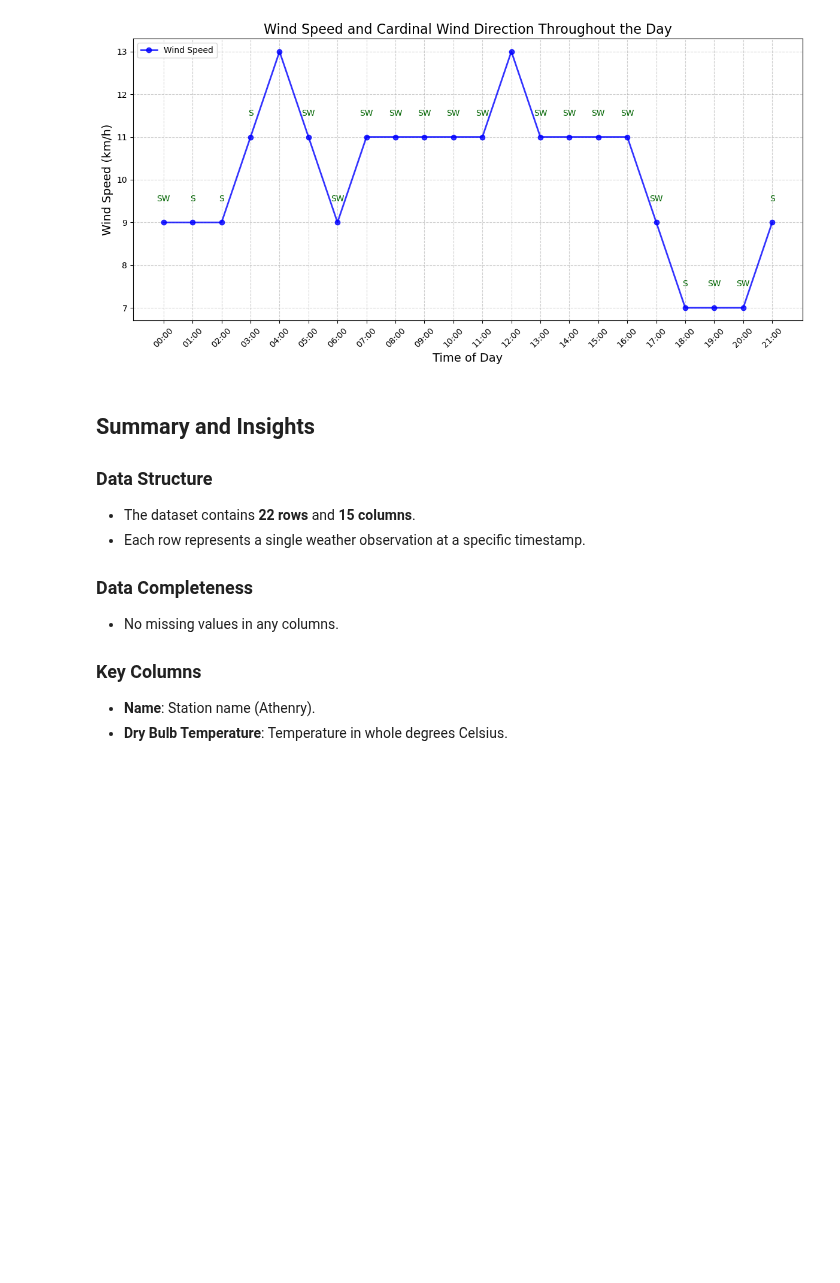
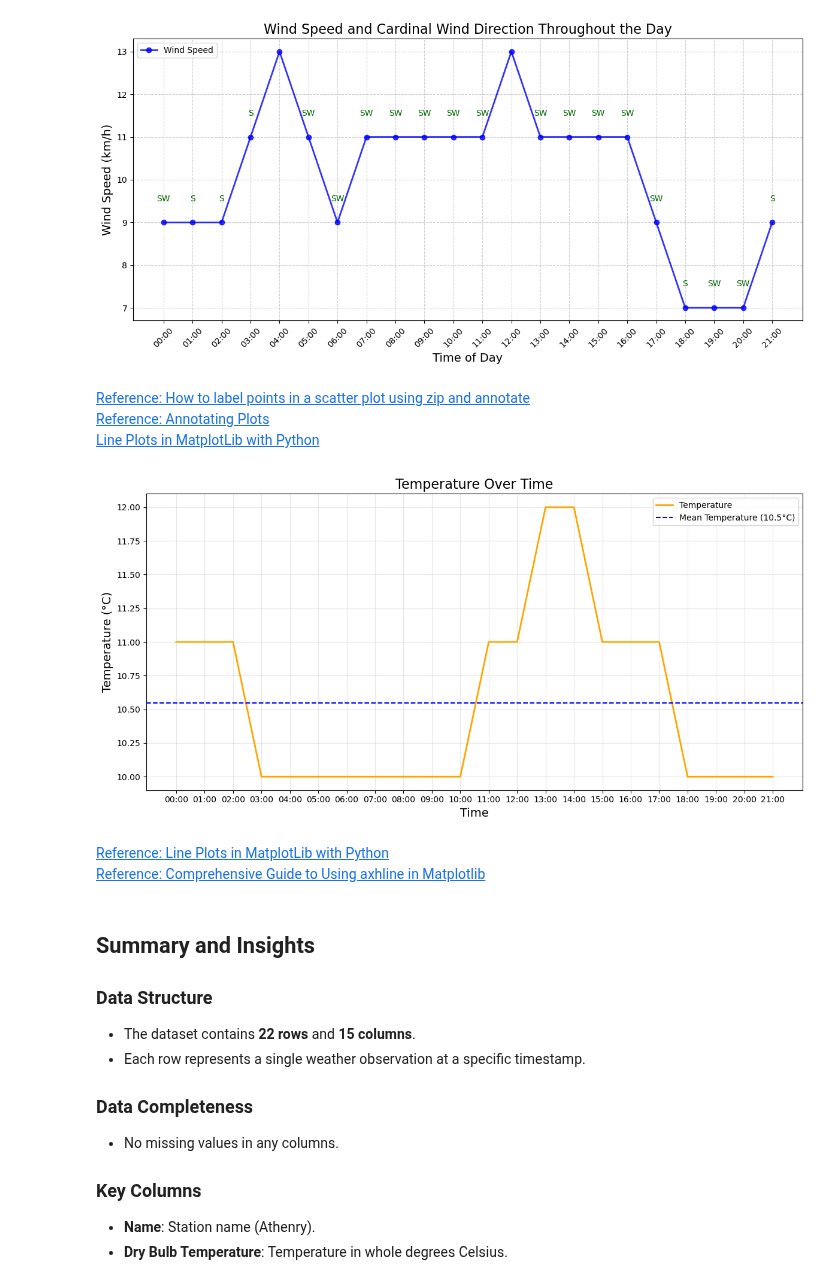
Before and after one commit to sarahembarry/computer-infrastructure-assessment, a Jupyter notebook: weather.ipynb, the cells around one changed output. Cells and saved outputs as stored; diff of their text form; code cells hidden in the pictures; blank space fills up the shorter version.

Commit message:
data visualisation and code comments

```diff
--- a/weather.ipynb
+++ b/weather.ipynb
@@ -276,6 +343,36 @@ plt.tight_layout()
 plt.show()
 # %% [output]
 [figure]
+# %% [markdown]
+[Reference: How to label points in a scatter plot using zip and annotate](https://stackoverflow.com/questions/67320773/how-to-label-points-in-a-scatter-plot-using-zip-and-annotate)<br/>
+[Reference: Annotating Plots](https://matplotlib.org/stable/gallery/text_labels_and_annotations/annotation_demo.html#annotating-plots)<br/>
+[Line Plots in MatplotLib with Python](https://www.datacamp.com/tutorial/line-plots-in-matplotlib-with-python)<br/>
+# %%
+# Create a line plot for temperature over time
+plt.figure(figsize=(12, 6))
+plt.plot(df["reportTime"], df["temperature"], label="Temperature", color="orange", linewidth=2)
+
+# Add a horizontal line to indicate the mean temperature
+mean_temp = df["temperature"].mean()
+plt.axhline(mean_temp, color="blue", linestyle="--", label=f"Mean Temperature ({mean_temp:.1f}°C)")
+
+# Add titles, axis labels, and a legend
+plt.title("Temperature Over Time", fontsize=16)
+plt.xlabel("Time", fontsize=14)
+plt.ylabel("Temperature (°C)", fontsize=14)
+plt.legend()
+
+# Add a grid and adjust layout
+plt.grid(alpha=0.3)
+plt.tight_layout()
+
+# Display the plot
+plt.show()
+# %% [output]
+[figure, added]
+# %% [markdown]
+[Reference: Line Plots in MatplotLib with Python](https://www.datacamp.com/tutorial/line-plots-in-matplotlib-with-python)<br/>
+[Reference: Comprehensive Guide to Using axhline in Matplotlib](https://how2matplotlib.com/axhline.html)<br/>
 # %% [markdown]
 ## Summary and Insights
 
```
Also changed, not shown: parts of 18 cells of this notebook, 2 other files.
